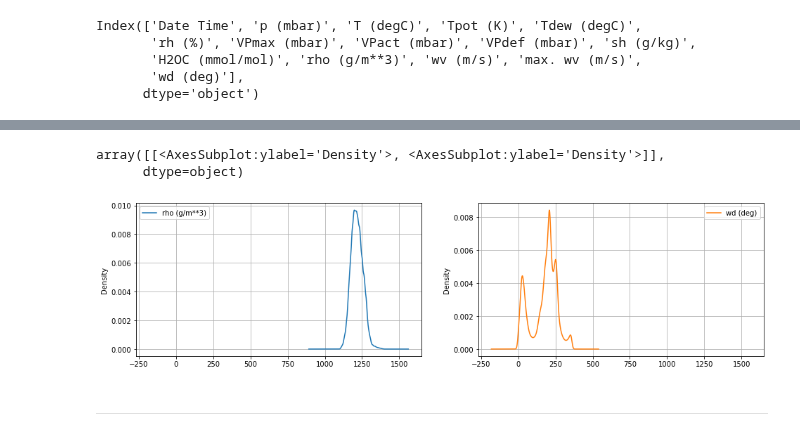
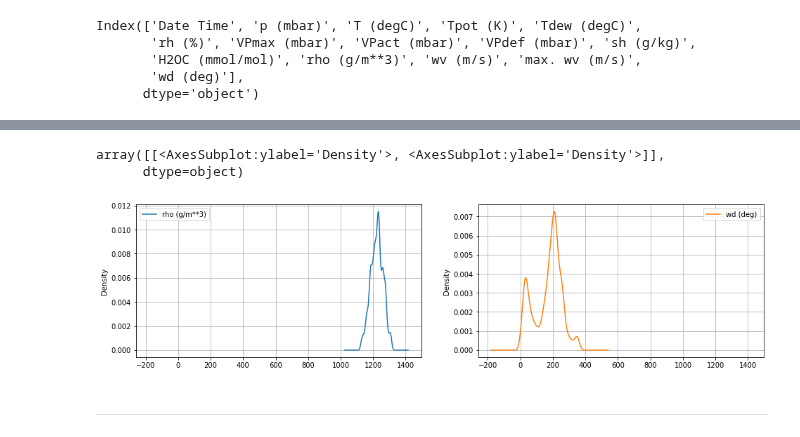
Before and after one commit to mechanoid5/ml_lectorium_legacy, a Jupyter notebook: examples/02-python/04-pandas.ipynb, the cells around one changed output, grey strips where cells are left out. Saved outputs shown, nothing was run; the diff lists cells and outputs as text; code cells hidden in the pictures.

```diff
--- a/examples/02-python/04-pandas.ipynb
+++ b/examples/02-python/04-pandas.ipynb
@@ -660,6 +704,6 @@ df['max. wv (m/s)'] = df['max. wv (m/s)'].apply(lambda x: max(0.,x) )
 # %%
-df.set_index('Date Time')['T (degC)'].plot(
-    figsize=(16,4),
-    grid=True,
+df[filt].set_index('Date Time')['T (degC)'].plot.kde(
+    figsize=(10,4),
+    grid=True
 )
 # %% [output]
@@ -668,7 +722,8 @@ df.set_index('Date Time')['T (degC)'].plot(
 # %%
-df.set_index('Date Time')['T (degC)'].plot.hist(
-    figsize=(10,4),
+df[filt].set_index('Date Time').plot(
+    figsize=(16,4*rows),
     grid=True,
-    bins=50
+    subplots=True,
+    layout=(rows,cols)
 )
 # %% [output]
@@ -677,5 +744,0 @@ df.set_index('Date Time')['T (degC)'].plot.hist(
-# %%
-df.set_index('Date Time')['T (degC)'].plot.kde(
-    figsize=(10,4),
-    grid=True
-)
@@ -695,7 +744,0 @@ fet,cols,rows
-# %%
-df.set_index('Date Time').plot(
-    figsize=(16,4*rows),
-    grid=True,
-    subplots=True,
-    layout=(rows,cols)
-)
@@ -732,7 +759,7 @@ Index(['Date Time', 'p (mbar)', 'T (degC)', 'Tpot (K)', 'Tdew (degC)',
 # %%
 %%time
 
-df[['Date Time','rho (g/m**3)','wd (deg)']].set_index('Date Time').plot.kde(
+df[filt][['Date Time','rho (g/m**3)','wd (deg)']].set_index('Date Time').plot.kde(
     figsize=(16,4),
     grid=True,
     subplots=True,
@@ -744,6 +771,6 @@ Wall time: 9.71 s
 array([[<AxesSubplot:ylabel='Density'>, <AxesSubplot:ylabel='Density'>]],
       dtype=object)
-[figure, old version]
+[figure, new version]
 # %% [markdown]
 ---
 # %%
```
Also changed, not shown: parts of 50 cells of this notebook, 4 other files.
